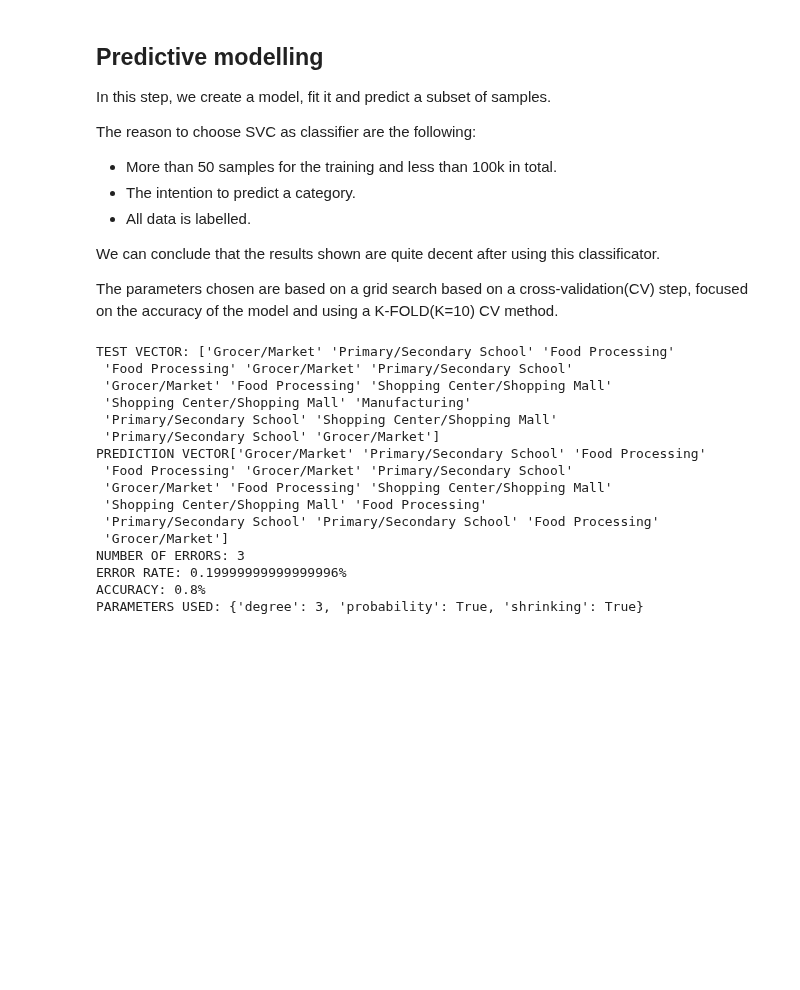
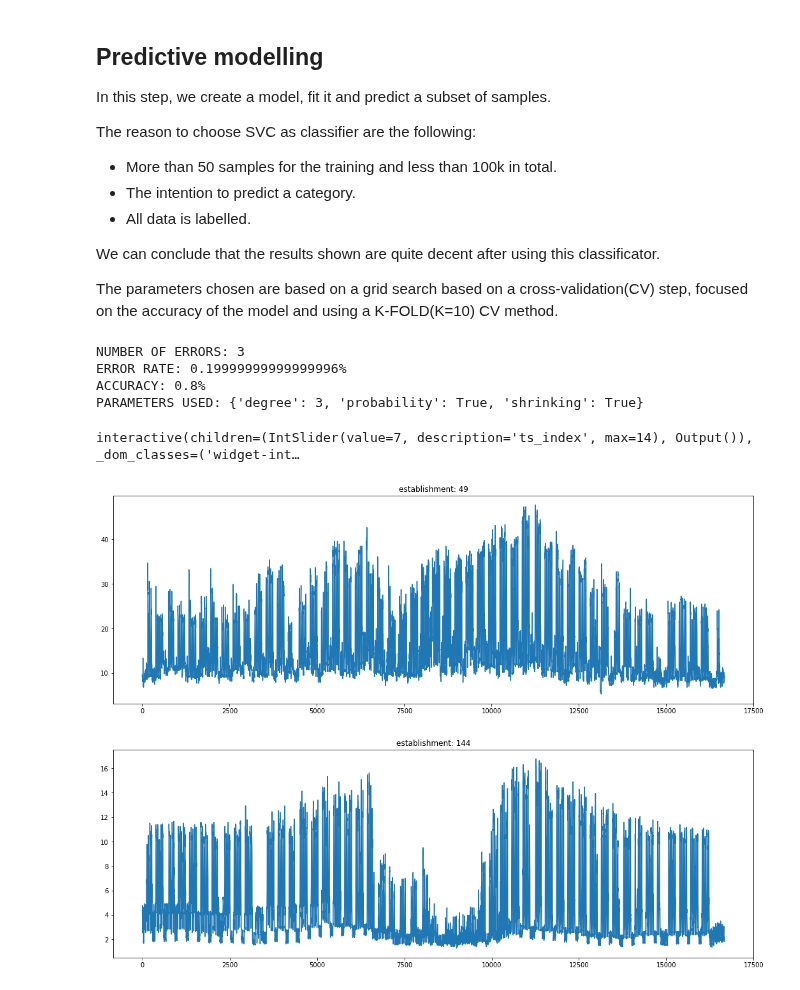
Before and after one commit to shapelets/khiva-use-cases, a Jupyter notebook: interactive-applications/features-extraction/features_extraction.ipynb, the cells around one changed output. Cells and saved outputs as stored; diff of their text form; code cells hidden in the pictures; blank space fills up the shorter version.

```diff
--- a/interactive-applications/features-extraction/features_extraction.ipynb
+++ b/interactive-applications/features-extraction/features_extraction.ipynb
@@ -113,7 +169,7 @@ X = scale(X)
 Several shuffles are done to distribute the samples
 # %%
 for i in range(15):
-    X, y, file_names = shuffle(X, y, file_names, random_state=0)
+    X, y, file_names = sklearn.utils.shuffle(X, y, file_names, random_state=0)
 # %% [markdown]
 ## Predictive modelling
 In this step, we create a model, fit it and predict a subset of samples.
@@ -129,8 +185,11 @@ The parameters chosen are based on a grid search based on a cross-validation(CV)
 # %%
 files_test = []
 list_test_indices = []
+test_files = [92, 45, 761, 10, 766, 400, 673, 49, 144, 496, 731, 281, 213, 197, 399]
+
 for i in range(len(file_names)):
-    if file_names[i] in [92, 45, 761, 10, 766, 400, 673, 49, 144, 496, 731, 281, 213, 197, 399]:
+    # choosing always the same examples for testing to ensure the same results ....
+    if file_names[i] in test_files:
         list_test_indices.append(i)
         files_test.append(file_names[i])
 
@@ -139,34 +198,45 @@ X_test = np.take(X, list_test_indices, 0)
 y_train = np.delete(y, list_test_indices)
 y_test = np.take(y, list_test_indices)
 
+
+# Search for the best model optimising by accuracy
+clf = svm.SVC()
 k_range_parameter = {'degree':[3,4],'shrinking':[True,False],'probability':[True,False]}
-
-clf = svm.SVC()
-
 mygridsearch = GridSearchCV(clf, k_range_parameter, cv = 10, scoring = 'accuracy' )
 mygridsearch.fit(X_train, y_train)
+
+# Get the best one...
 bestclassifier = mygridsearch.best_estimator_
+
+# Run some predictions over the test subset
 y_pred = bestclassifier.predict(X_test)
-print("TEST VECTOR: " + str(y_test))
-print("PREDICTION VECTOR" + str(y_pred))
+
+# Get some stats out...
 print("NUMBER OF ERRORS: " + str(sum(y_pred != y_test)))
 print("ERROR RATE: " + str(1 - sum(y_pred == y_test) / float(len(y_pred))) + "%")
 print("ACCURACY: " + str(sum(y_pred == y_test) / float(len(y_pred))) + "%")
 print("PARAMETERS USED: "+ str(mygridsearch.best_params_))
 # %% [output]
-TEST VECTOR: ['Grocer/Market' 'Primary/Secondary School' 'Food Processing'
- 'Food Processing' 'Grocer/Market' 'Primary/Secondary School'
- 'Grocer/Market' 'Food Processing' 'Shopping Center/Shopping Mall'
- 'Shopping Center/Shopping Mall' 'Manufacturing'
- 'Primary/Secondary School' 'Shopping Center/Shopping Mall'
- 'Primary/Secondary School' 'Grocer/Market']
-PREDICTION VECTOR['Grocer/Market' 'Primary/Secondary School' 'Food Processing'
- 'Food Processing' 'Grocer/Market' 'Primary/Secondary School'
- 'Grocer/Market' 'Food Processing' 'Shopping Center/Shopping Mall'
- 'Shopping Center/Shopping Mall' 'Food Processing'
- 'Primary/Secondary School' 'Primary/Secondary School' 'Food Processing'
- 'Grocer/Market']
 NUMBER OF ERRORS: 3
 ERROR RATE: 0.19999999999999996%
 ACCURACY: 0.8%
 PARAMETERS USED: {'degree': 3, 'probability': True, 'shrinking': True}
+# %%
+
+@interact(ts_index=(0, len(y_test)-1))
+def run_prediction(ts_index):
+    global y_test
+    global y_pred
+    global time_series
+    global test_files
+
+    print("Expected : " + y_test[ts_index])
+    print("Predicted: " + y_pred[ts_index])
+
+    plt.plot(range(len(time_series[list_test_indices[ts_index]])), time_series[list_test_indices[ts_index]])
+    plt.title("establishment: " + str(test_files[ts_index]))
+    plt.show()
+# %% [output]
+interactive(children=(IntSlider(value=7, description='ts_index', max=14), Output()), _dom_classes=('widget-int…
+[figure, added]
+[figure, added]
```
Also changed, not shown: parts of 9 cells of this notebook.
